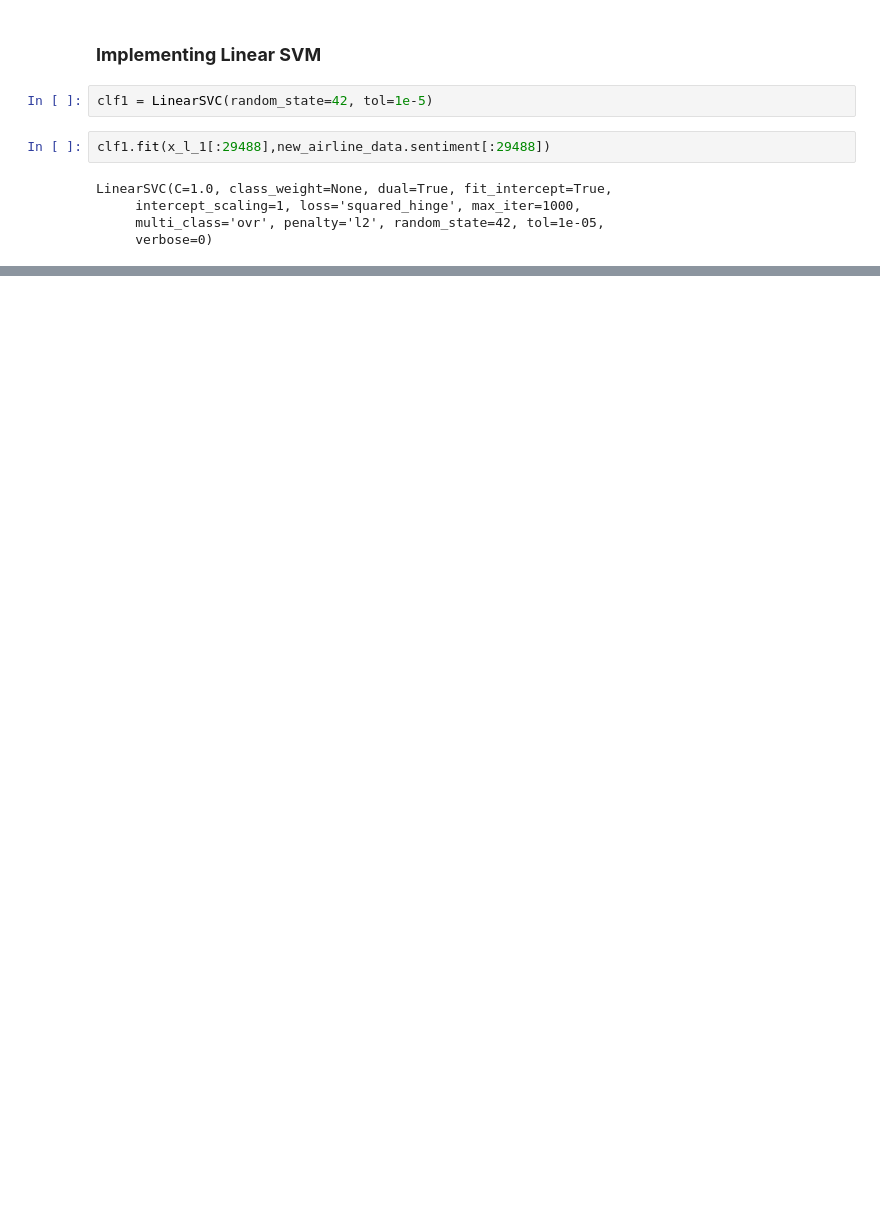
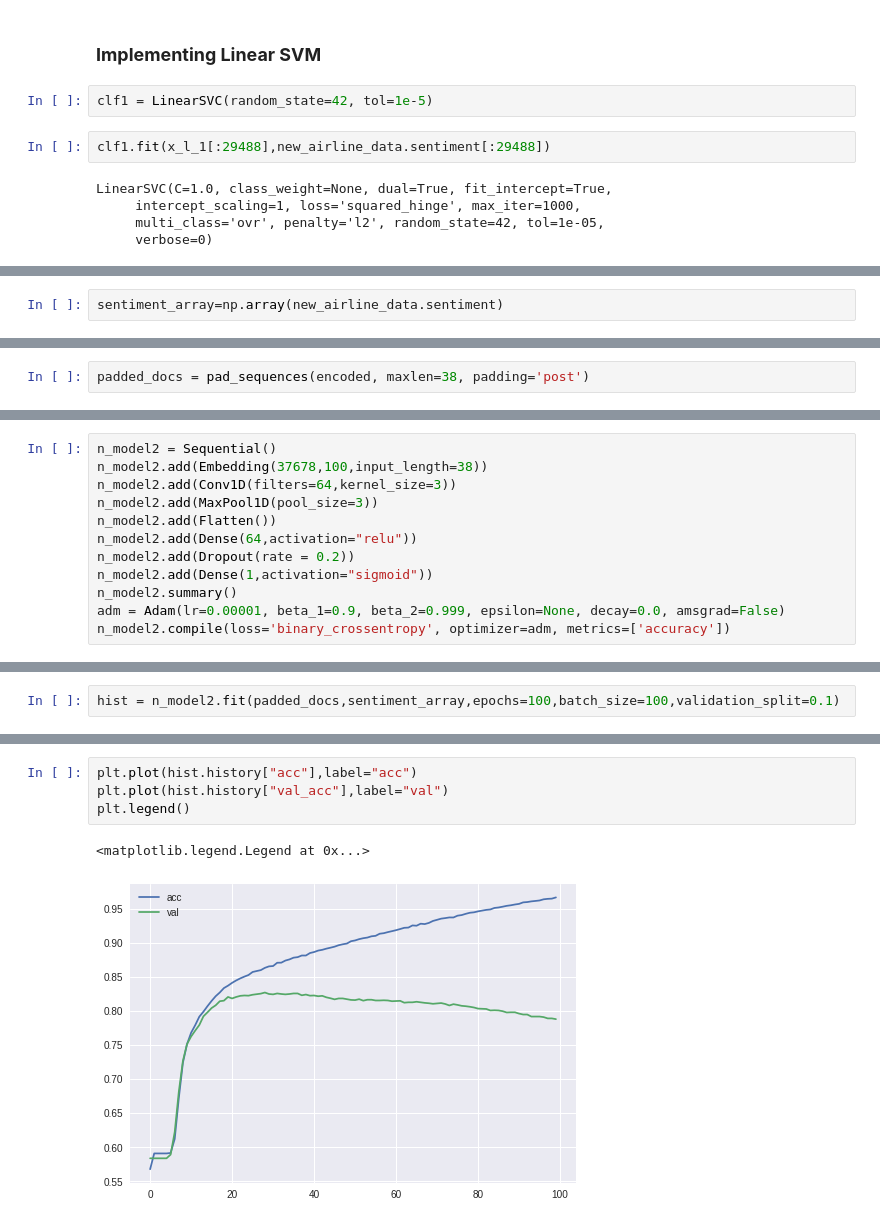
Before and after one commit to vkunal1996/Airport-Reviews-Analysis, a Jupyter notebook: Airline_Quality_Service.ipynb, the cells around one changed output, grey strips where cells are left out. Drawn from its saved outputs; the diff is of its cells as text; blank space fills up the shorter version.

```diff
--- a/Airline_Quality_Service.ipynb
+++ b/Airline_Quality_Service.ipynb
@@ -320,0 +346,2 @@ clf1.score(x_l_1[29488:],new_airline_data.sentiment[29488:])
+# %%
+sentiment_array=np.array(new_airline_data.sentiment)
@@ -320,0 +381,2 @@ clf1.score(x_l_1[29488:],new_airline_data.sentiment[29488:])
+# %%
+padded_docs = pad_sequences(encoded, maxlen=38, padding='post')
@@ -320,0 +434,12 @@ clf1.score(x_l_1[29488:],new_airline_data.sentiment[29488:])
+# %%
+n_model2 = Sequential()
+n_model2.add(Embedding(37678,100,input_length=38))
+n_model2.add(Conv1D(filters=64,kernel_size=3))
+n_model2.add(MaxPool1D(pool_size=3))
+n_model2.add(Flatten())
+n_model2.add(Dense(64,activation="relu"))
+n_model2.add(Dropout(rate = 0.2))
+n_model2.add(Dense(1,activation="sigmoid"))
+n_model2.summary()
+adm = Adam(lr=0.00001, beta_1=0.9, beta_2=0.999, epsilon=None, decay=0.0, amsgrad=False)
+n_model2.compile(loss='binary_crossentropy', optimizer=adm, metrics=['accuracy'])
@@ -320,0 +464,2 @@ clf1.score(x_l_1[29488:],new_airline_data.sentiment[29488:])
+# %%
+hist = n_model2.fit(padded_docs,sentiment_array,epochs=100,batch_size=100,validation_split=0.1)
@@ -320,0 +484,7 @@ clf1.score(x_l_1[29488:],new_airline_data.sentiment[29488:])
+# %%
+plt.plot(hist.history["acc"],label="acc")
+plt.plot(hist.history["val_acc"],label="val")
+plt.legend()
+# %% [output]
+<matplotlib.legend.Legend at 0x...>
+[figure, added]
```
Also changed, not shown: parts of 23 cells of this notebook.
